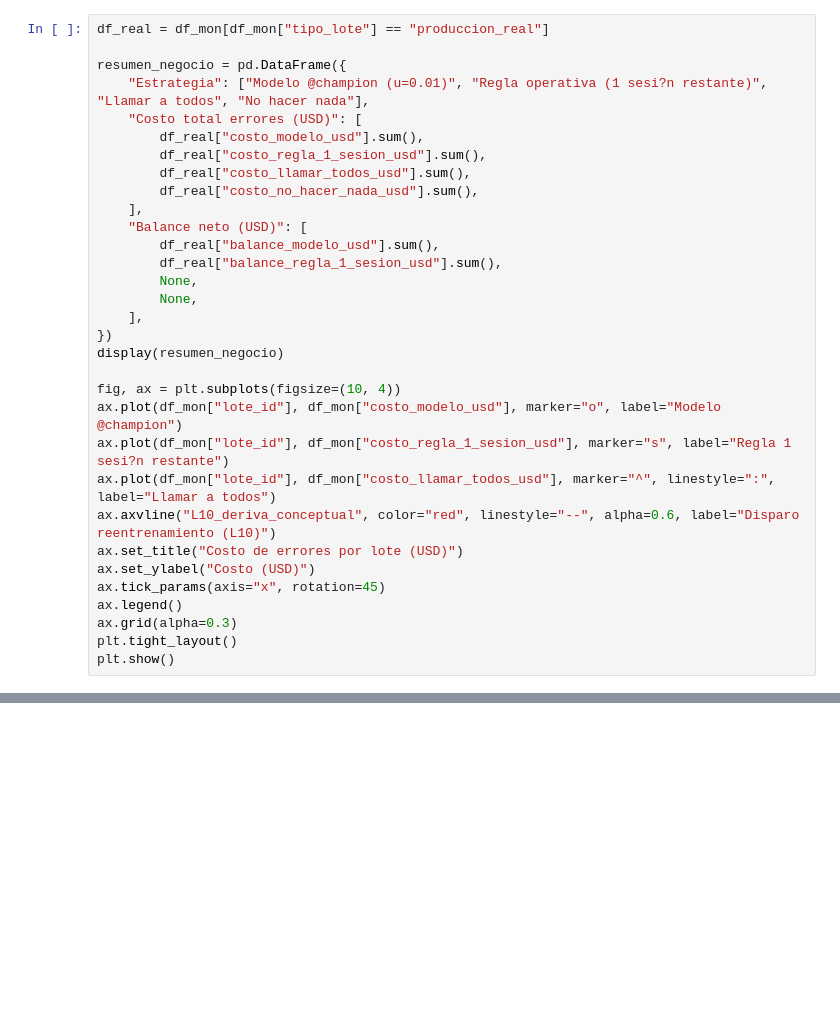
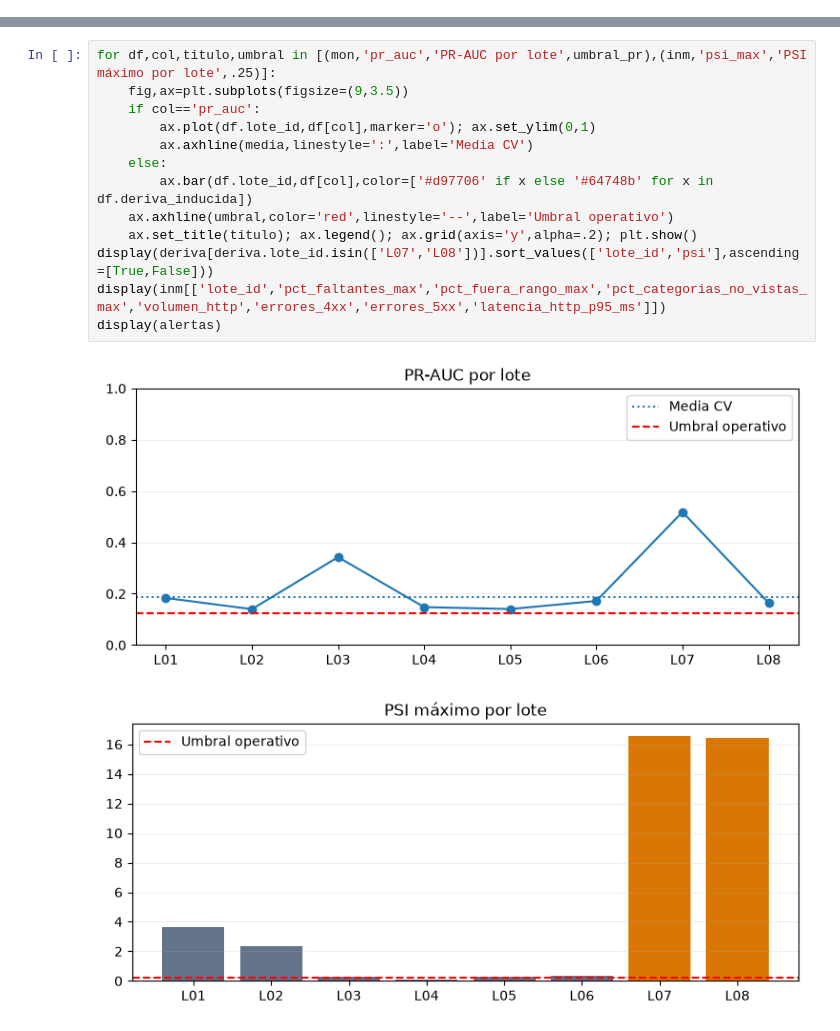
Before and after one commit to Satiban/proyecto_final, a Jupyter notebook: notebooks/07_analisis_monitoreo.ipynb, the cells around one changed output, grey strips where cells are left out. Cells and saved outputs as stored; diff of their text form; blank space fills up the shorter version.

Commit message:
docs(pset4): actualizar notebooks y evidencias experimentales de produccion

```diff
--- a/notebooks/07_analisis_monitoreo.ipynb
+++ b/notebooks/07_analisis_monitoreo.ipynb
@@ -72,32 +0,0 @@ Comparaci?n de costo de errores (`FN = $120`, `FP = $3`) y balance neto frente a
-# %%
-df_real = df_mon[df_mon["tipo_lote"] == "produccion_real"]
-
-resumen_negocio = pd.DataFrame({
-    "Estrategia": ["Modelo @champion (u=0.01)", "Regla operativa (1 sesi?n restante)", "Llamar a todos", "No hacer nada"],
-    "Costo total errores (USD)": [
-        df_real["costo_modelo_usd"].sum(),
-        df_real["costo_regla_1_sesion_usd"].sum(),
-        df_real["costo_llamar_todos_usd"].sum(),
-        df_real["costo_no_hacer_nada_usd"].sum(),
-    ],
-    "Balance neto (USD)": [
-        df_real["balance_modelo_usd"].sum(),
-        df_real["balance_regla_1_sesion_usd"].sum(),
-        None,
-        None,
-    ],
-})
-display(resumen_negocio)
-
-fig, ax = plt.subplots(figsize=(10, 4))
-ax.plot(df_mon["lote_id"], df_mon["costo_modelo_usd"], marker="o", label="Modelo @champion")
-ax.plot(df_mon["lote_id"], df_mon["costo_regla_1_sesion_usd"], marker="s", label="Regla 1 sesi?n restante")
-ax.plot(df_mon["lote_id"], df_mon["costo_llamar_todos_usd"], marker="^", linestyle=":", label="Llamar a todos")
-ax.axvline("L10_deriva_conceptual", color="red", linestyle="--", alpha=0.6, label="Disparo reentrenamiento (L10)")
-ax.set_title("Costo de errores por lote (USD)")
-ax.set_ylabel("Costo (USD)")
-ax.tick_params(axis="x", rotation=45)
-ax.legend()
-ax.grid(alpha=0.3)
-plt.tight_layout()
-plt.show()
@@ -139,0 +61,16 @@ df_reent
+# %%
+for df,col,titulo,umbral in [(mon,'pr_auc','PR-AUC por lote',umbral_pr),(inm,'psi_max','PSI máximo por lote',.25)]:
+    fig,ax=plt.subplots(figsize=(9,3.5))
+    if col=='pr_auc':
+        ax.plot(df.lote_id,df[col],marker='o'); ax.set_ylim(0,1)
+        ax.axhline(media,linestyle=':',label='Media CV')
+    else:
+        ax.bar(df.lote_id,df[col],color=['#d97706' if x else '#64748b' for x in df.deriva_inducida])
+    ax.axhline(umbral,color='red',linestyle='--',label='Umbral operativo')
+    ax.set_title(titulo); ax.legend(); ax.grid(axis='y',alpha=.2); plt.show()
+display(deriva[deriva.lote_id.isin(['L07','L08'])].sort_values(['lote_id','psi'],ascending=[True,False]))
+display(inm[['lote_id','pct_faltantes_max','pct_fuera_rango_max','pct_categorias_no_vistas_max','volumen_http','errores_4xx','errores_5xx','latencia_http_p95_ms']])
+display(alertas)
+# %% [output]
+[figure, added]
+[figure, added]
```
Also changed, not shown: parts of 24 cells of this notebook, 12 other files.
